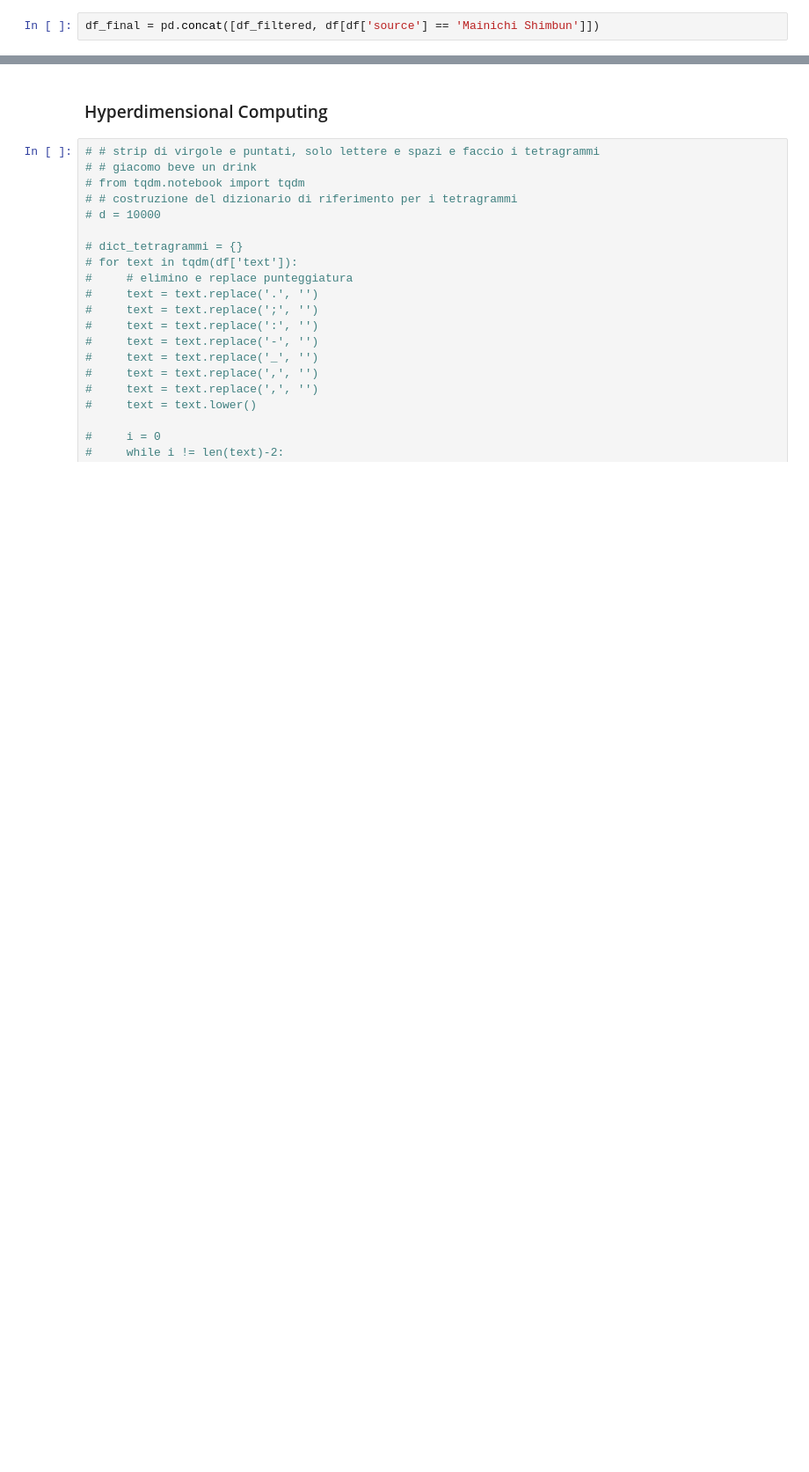
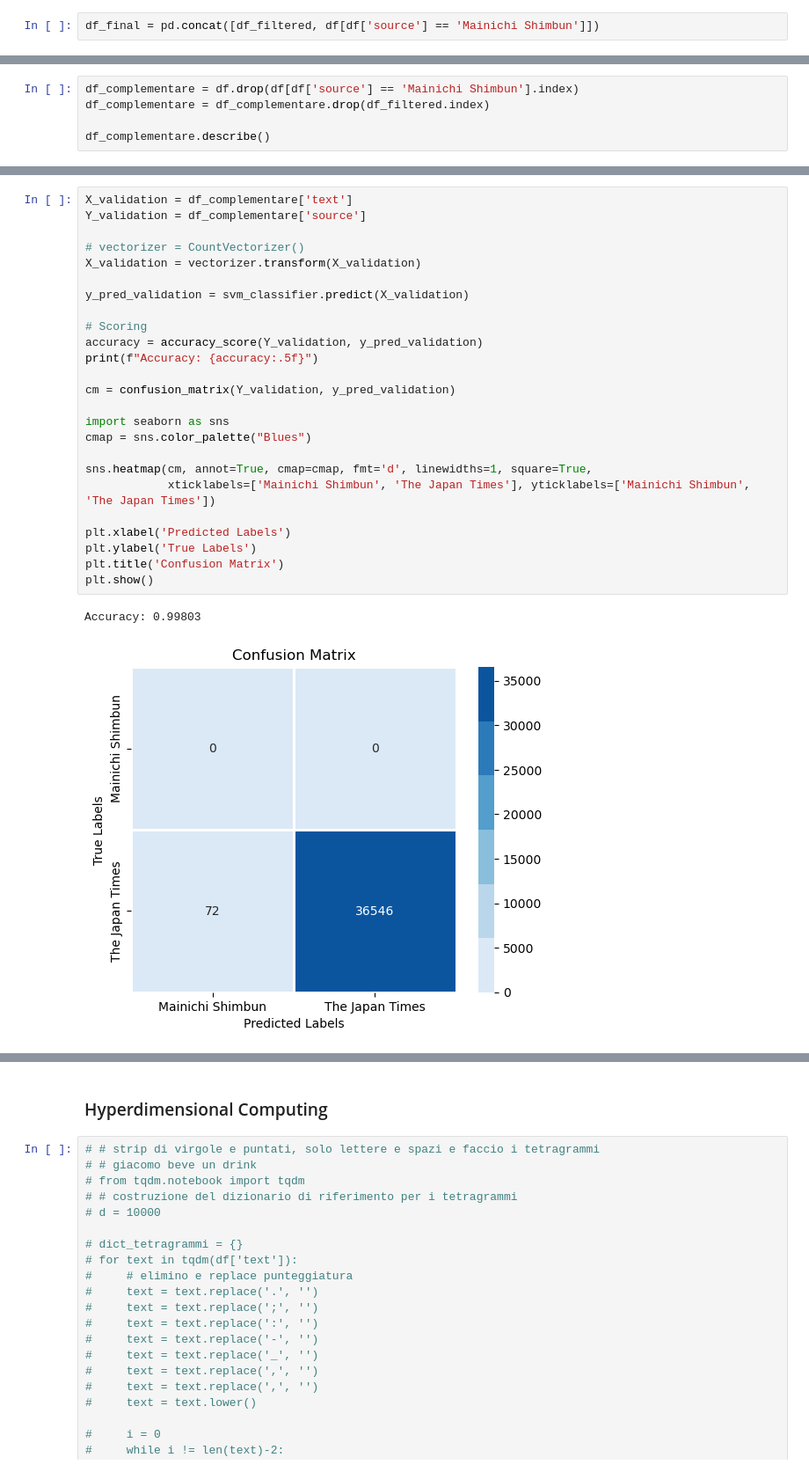
Before and after one commit to GiacomoBacchetta/digitiamo_test, a Jupyter notebook: test.ipynb, the cells around one changed output, grey strips where cells are left out. Shown at 88% size. Drawn from its saved outputs; the diff is of its cells as text; blank space fills up the shorter version.

```diff
--- a/test.ipynb
+++ b/test.ipynb
@@ -132,0 +151,5 @@ Accuracy: 1.00
+# %%
+df_complementare = df.drop(df[df['source'] == 'Mainichi Shimbun'].index)
+df_complementare = df_complementare.drop(df_filtered.index)
+
+df_complementare.describe()
@@ -133,3 +162,31 @@ Accuracy: 1.00
+# %%
+X_validation = df_complementare['text']
+Y_validation = df_complementare['source']
+
+# vectorizer = CountVectorizer()
+X_validation = vectorizer.transform(X_validation)
+
+y_pred_validation = svm_classifier.predict(X_validation)
+
+# Scoring
+accuracy = accuracy_score(Y_validation, y_pred_validation)
+print(f"Accuracy: {accuracy:.5f}")
+
+cm = confusion_matrix(Y_validation, y_pred_validation)
+
+import seaborn as sns
+cmap = sns.color_palette("Blues")
+
+sns.heatmap(cm, annot=True, cmap=cmap, fmt='d', linewidths=1, square=True,
+            xticklabels=['Mainichi Shimbun', 'The Japan Times'], yticklabels=['Mainichi Shimbun', 'The Japan Times'])
+
+plt.xlabel('Predicted Labels')
+plt.ylabel('True Labels')
+plt.title('Confusion Matrix')
+plt.show()
+# %% [output]
+Accuracy: 0.99803
+[figure, added]
 # %%
 # NOTE: effettuare l'undersampling ha portato a un migliroamento della precisione sul Manichi Shimbun,\
 #  con annessa riduzione di tempo computazionale
```
Also changed, not shown: parts of 20 cells of this notebook.
